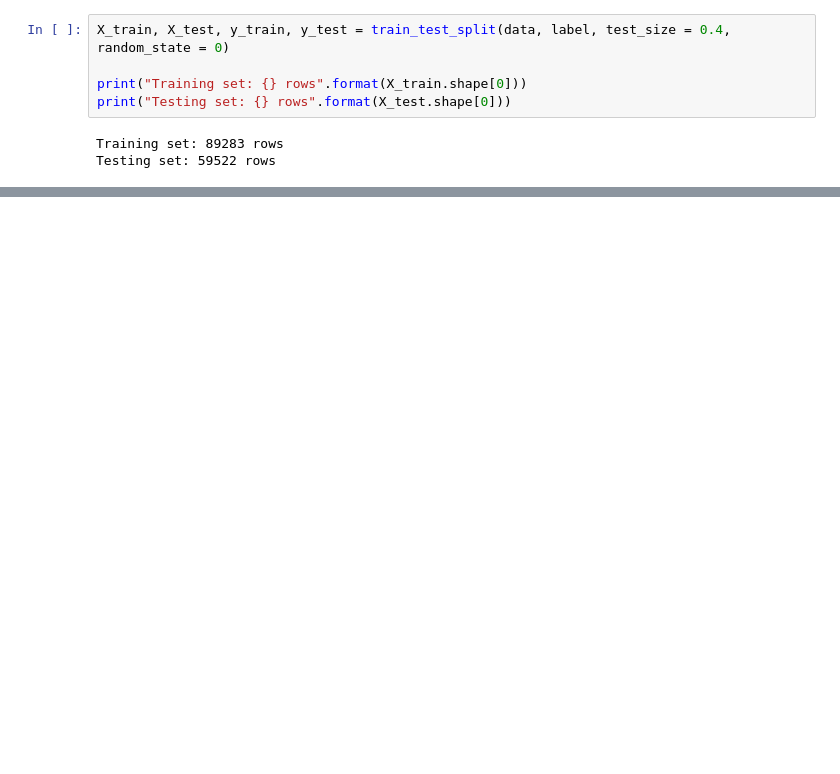
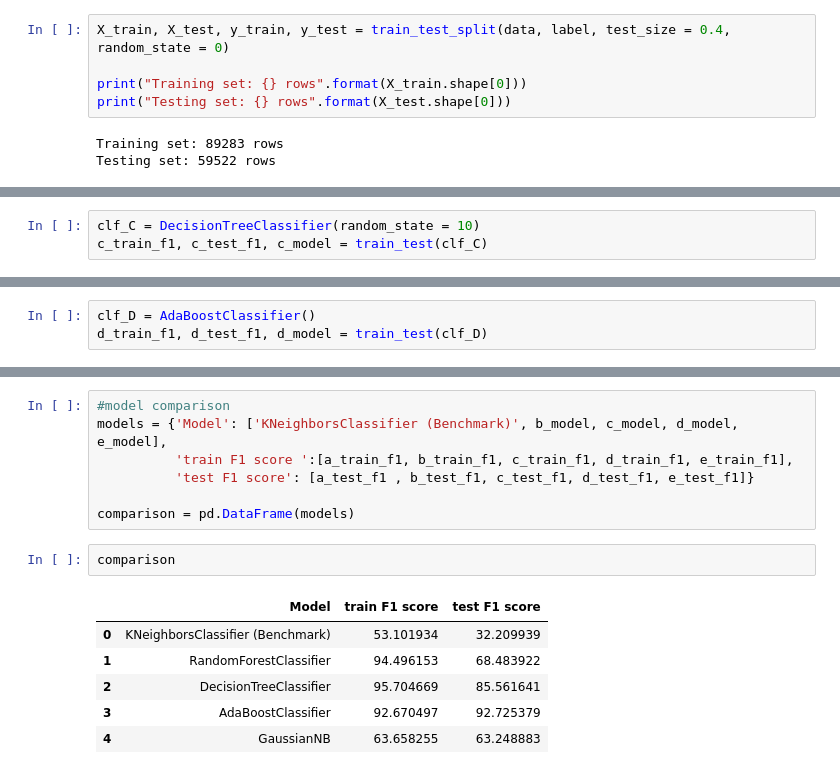
Before and after one commit to vanithabselvarajan/Starbucks-Project, a Jupyter notebook: Starbucks_Capstone_notebook.ipynb, the cells around one changed output, grey strips where cells are left out. Saved outputs shown, nothing was run; the diff lists cells and outputs as text; blank space fills up the shorter version.

```diff
--- a/Starbucks_Capstone_notebook.ipynb
+++ b/Starbucks_Capstone_notebook.ipynb
@@ -754,0 +816,3 @@ ValueError: not enough values to unpack (expected 3, got 2)
+# %%
+clf_C = DecisionTreeClassifier(random_state = 10)
+c_train_f1, c_test_f1, c_model = train_test(clf_C)
@@ -754,0 +827,3 @@ ValueError: not enough values to unpack (expected 3, got 2)
+# %%
+clf_D = AdaBoostClassifier()
+d_train_f1, d_test_f1, d_model = train_test(clf_D)
@@ -754,0 +860,16 @@ ValueError: not enough values to unpack (expected 3, got 2)
+# %%
+#model comparison
+models = {'Model': ['KNeighborsClassifier (Benchmark)', b_model, c_model, d_model, e_model],
+          'train F1 score ':[a_train_f1, b_train_f1, c_train_f1, d_train_f1, e_train_f1],
+          'test F1 score': [a_test_f1 , b_test_f1, c_test_f1, d_test_f1, e_test_f1]}
+
+comparison = pd.DataFrame(models)
+# %%
+comparison
+# %% [output]
+|  | Model | train F1 score | test F1 score |
+| 0 | KNeighborsClassifier (Benchmark) | 53.101934 | 32.209939 |
+| 1 | RandomForestClassifier | 94.496153 | 68.483922 |
+| 2 | DecisionTreeClassifier | 95.704669 | 85.561641 |
+| 3 | AdaBoostClassifier | 92.670497 | 92.725379 |
+| 4 | GaussianNB | 63.658255 | 63.248883 |
```
Also changed, not shown: parts of 25 cells of this notebook.
